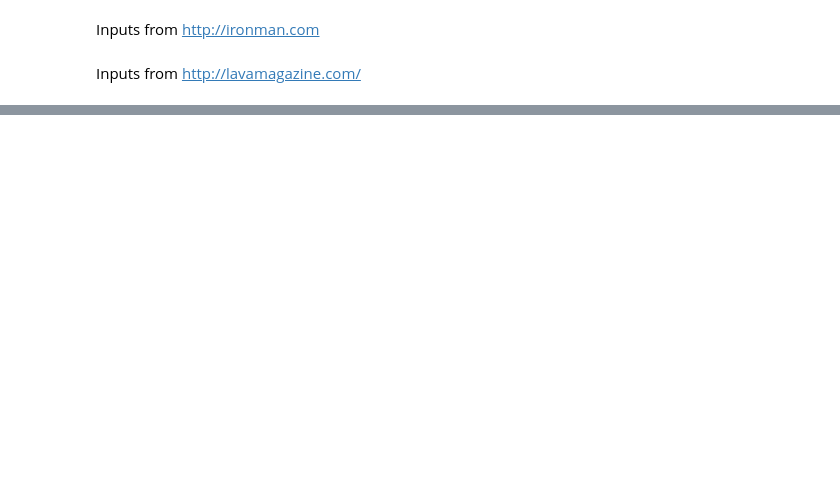
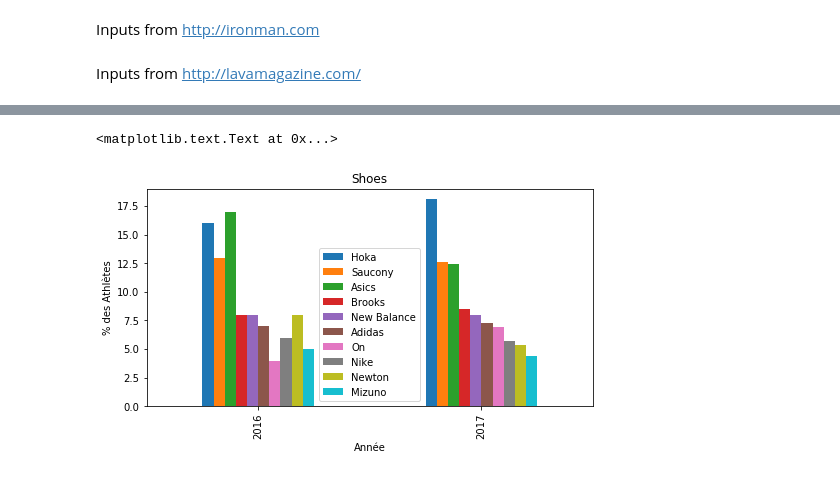
Before and after one commit to marxav/kona, a Jupyter notebook: 2017_kona_lava_stats.ipynb, the cells around one changed output, grey strips where cells are left out. Drawn from its saved outputs; the diff is of its cells as text; code cells hidden in the pictures; blank space fills up the shorter version.

```diff
--- a/2017_kona_lava_stats.ipynb
+++ b/2017_kona_lava_stats.ipynb
@@ -42,0 +80,23 @@ ax.set_ylabel('% des Athlètes')
+# %%
+lava_shoes = [{'Asics':17.0, 'Hoka':16, 'Saucony':13, 'Brooks':8, 'New Balance':8, 'Newton':8,
+              'Adidas':7, 'Nike':6, 'Mizuno':5, 'On':4, 'Zoot':3, 'Skechers':2, 'Altra':2,
+              'Others':1},
+              {'Hoka':18.1, 'Saucony':12.6, 'Asics': 12.4, 'Brooks':8.5, 'New Balance':8.0, 'Adidas':7.3,
+               'On':6.9, 'Nike':5.7, 'Newton':5.4, 'Mizuno':4.4, 'Skechers':3.7, 'Altra': 2.0,
+               'Salming':1.3, 'Zoot':1.3, 'Others':1}]
+# %%
+df = pd.DataFrame(lava_shoes, index=years)
+df = df.fillna(value=0)
+df.head()
+
+# discard any brand which is not is the top-10 brands
+# otherwise, chart will be diffcult to read
+top_10 = df.loc[2017].sort_values(ascending=False).head(10).index
+df = df[top_10]
+
+ax = df.plot.bar(title='Shoes', figsize=(8, 4))
+ax.set_xlabel('Année')
+ax.set_ylabel('% des Athlètes')
+# %% [output]
+<matplotlib.text.Text at 0x...>
+[figure, added]
```
Also changed, not shown: parts of 14 cells of this notebook.
